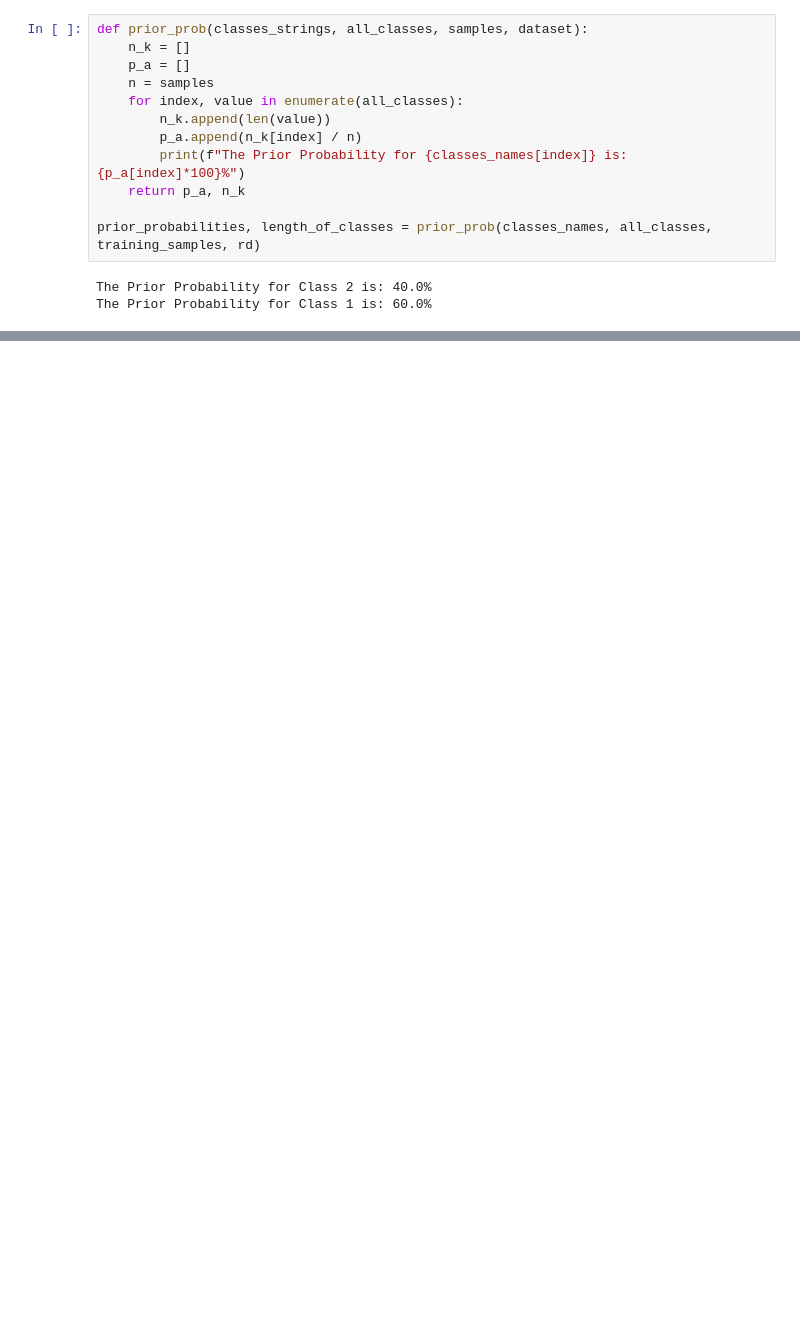
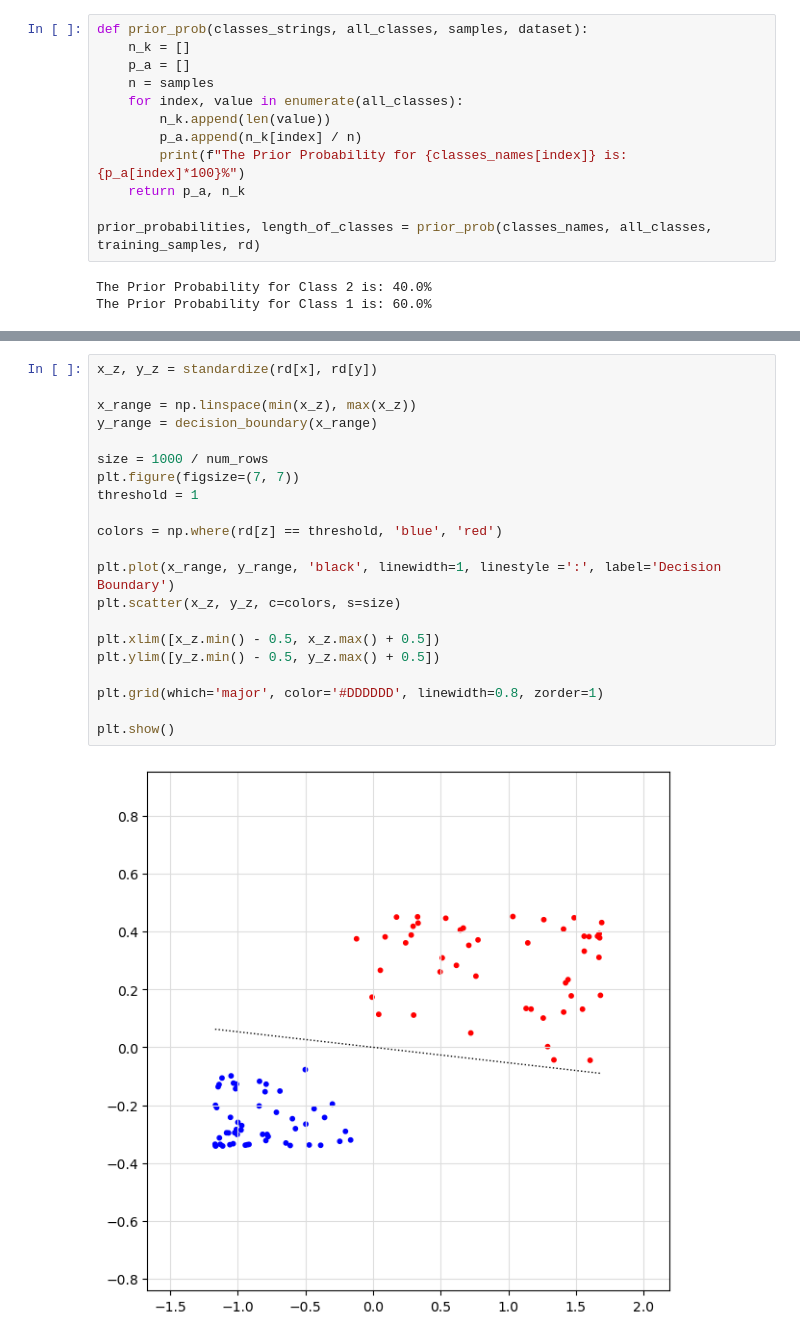
Before and after one commit to WhatCharlie/TestingMLAlgorithms, a Jupyter notebook: Testing Linear Discriminant Analysis.ipynb, the cells around one changed output, grey strips where cells are left out. Cells and saved outputs as stored; diff of their text form; blank space fills up the shorter version.

```diff
--- a/Testing Linear Discriminant Analysis.ipynb
+++ b/Testing Linear Discriminant Analysis.ipynb
@@ -382,0 +380,23 @@ Accuracy: 82.00%
+# %%
+x_z, y_z = standardize(rd[x], rd[y])
+
+x_range = np.linspace(min(x_z), max(x_z))
+y_range = decision_boundary(x_range)
+
+size = 1000 / num_rows
+plt.figure(figsize=(7, 7))
+threshold = 1
+
+colors = np.where(rd[z] == threshold, 'blue', 'red')
+
+plt.plot(x_range, y_range, 'black', linewidth=1, linestyle =':', label='Decision Boundary')
+plt.scatter(x_z, y_z, c=colors, s=size)
+
+plt.xlim([x_z.min() - 0.5, x_z.max() + 0.5])
+plt.ylim([y_z.min() - 0.5, y_z.max() + 0.5])
+
+plt.grid(which='major', color='#DDDDDD', linewidth=0.8, zorder=1)
+
+plt.show()
+# %% [output]
+[figure, added]
```
Also changed, not shown: parts of 14 cells of this notebook.
